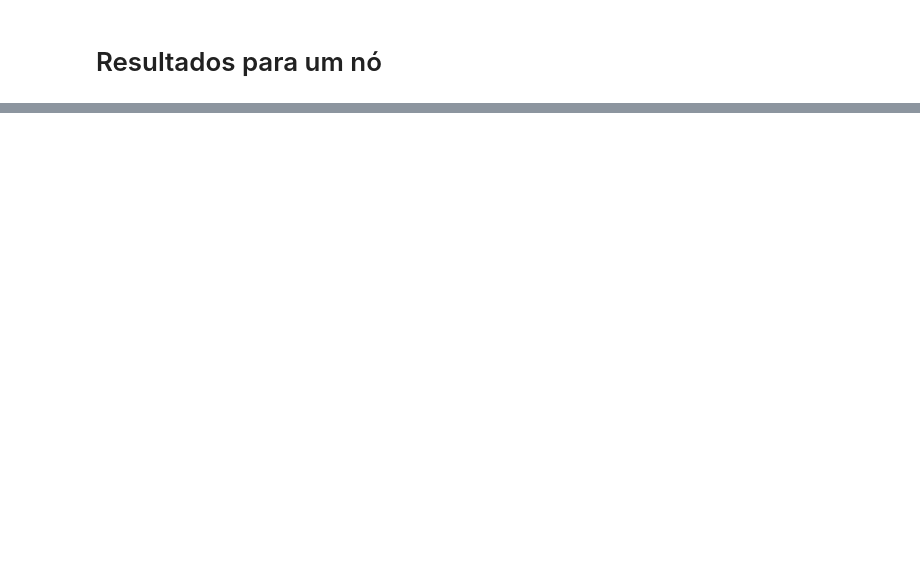
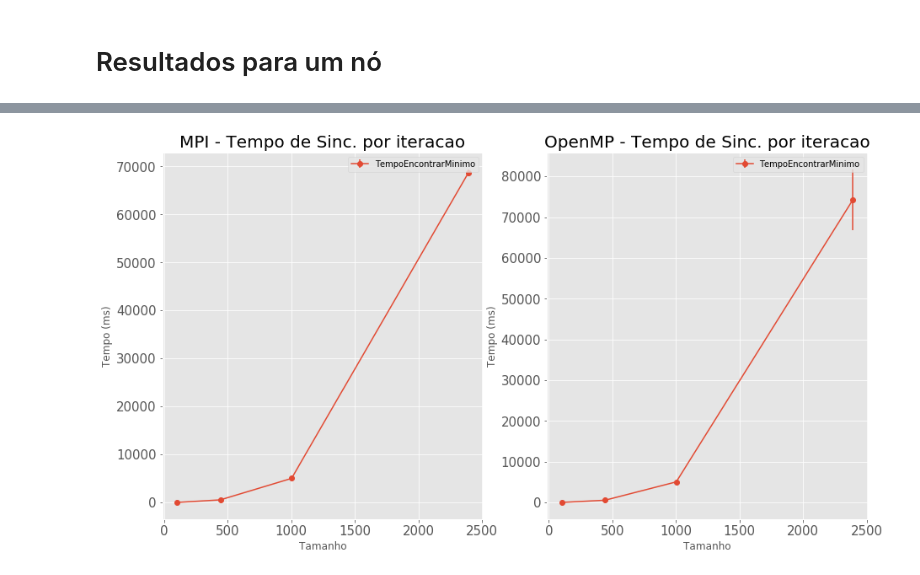
Before and after one commit to mtsodf/arq_avancadas, a Jupyter notebook: projeto_final/results/PlotResultados-2.ipynb, the cells around one changed output, grey strips where cells are left out. Cells and saved outputs as stored; diff of their text form; code cells hidden in the pictures; blank space fills up the shorter version.

```diff
--- a/projeto_final/results/PlotResultados-2.ipynb
+++ b/projeto_final/results/PlotResultados-2.ipynb
@@ -244,0 +270,16 @@ pcb442
+# %%
+fig, ax = plt.subplots(1,2, figsize=(15,8))
+
+for iax, tipo in enumerate(tipos):
+    set_ax_style(ax[iax])
+    d = mean_data[(mean_data.Tipo==tipo) & (mean_data["Processos/Threads"]==4) & (mean_data.Caso!="att48") & (mean_data.Tamanho < 3000)]
+    d = d.sort_values("Tamanho")
+    ax[iax].errorbar(d["Tamanho"], d["TempoEncontrarMinimo"], yerr=d["TempoEncontrarMinimo (std)"], marker="o")
+    ax[iax].set_title("%s - Tempo de Sinc. por iteracao"%tipo, fontsize=20)
+    ax[iax].set_xlabel("Tamanho")
+    ax[iax].set_ylabel("Tempo (ms)")
+    ax[iax].legend()
+
+plt.savefig("Figures/find_min.png")
+# %% [output]
+[figure, added]
```
Also changed, not shown: parts of 10 cells of this notebook.
